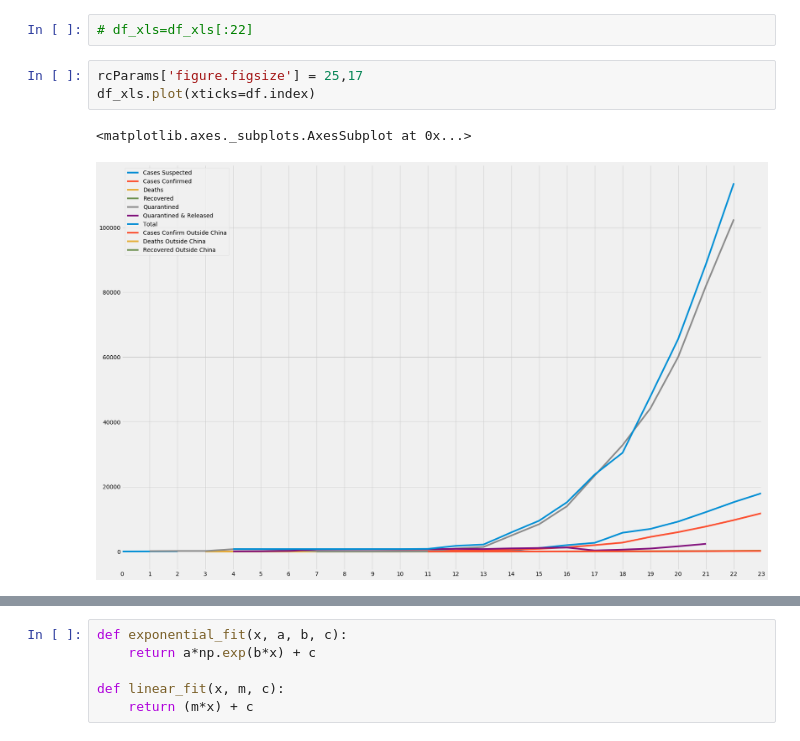
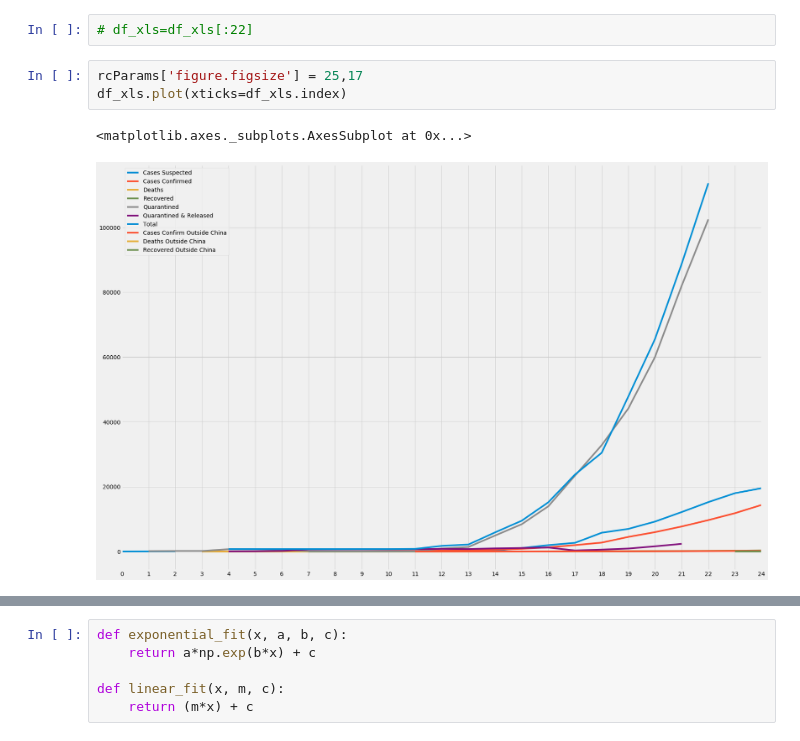
Before and after one commit to smtexas99/ncov19, a Jupyter notebook: ncov2019.ipynb, the cells around one changed output, grey strips where cells are left out. Cells and saved outputs as stored; diff of their text form.

```diff
--- a/ncov2019.ipynb
+++ b/ncov2019.ipynb
@@ -44,10 +44,10 @@ df_xls=pd.read_excel(r'Corona.xlsx')
 # df_xls=df_xls[:22]
 # %%
 rcParams['figure.figsize'] = 25,17
-df_xls.plot(xticks=df.index)
+df_xls.plot(xticks=df_xls.index)
 # %% [output]
 <matplotlib.axes._subplots.AxesSubplot at 0x...>
-[figure, old version]
+[figure, new version]
 # %%
 df=df_xls.fillna(0)
 df
```
Also changed, not shown: parts of 15 cells of this notebook.
